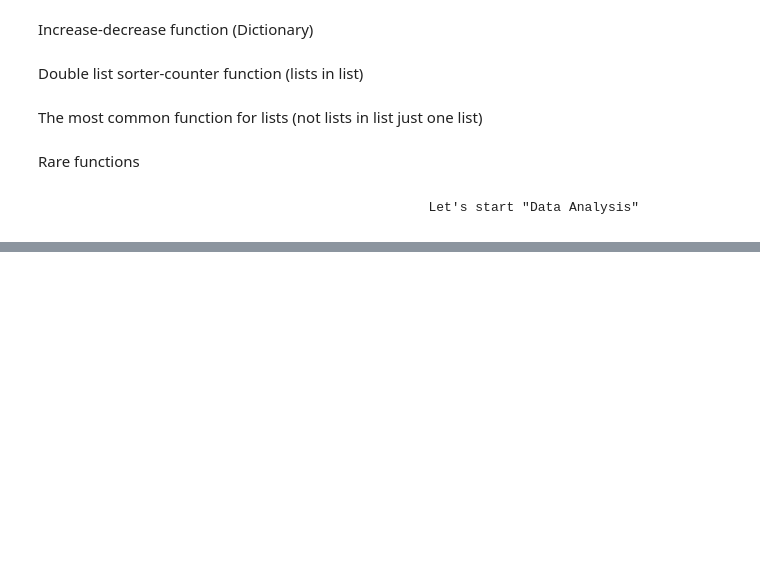
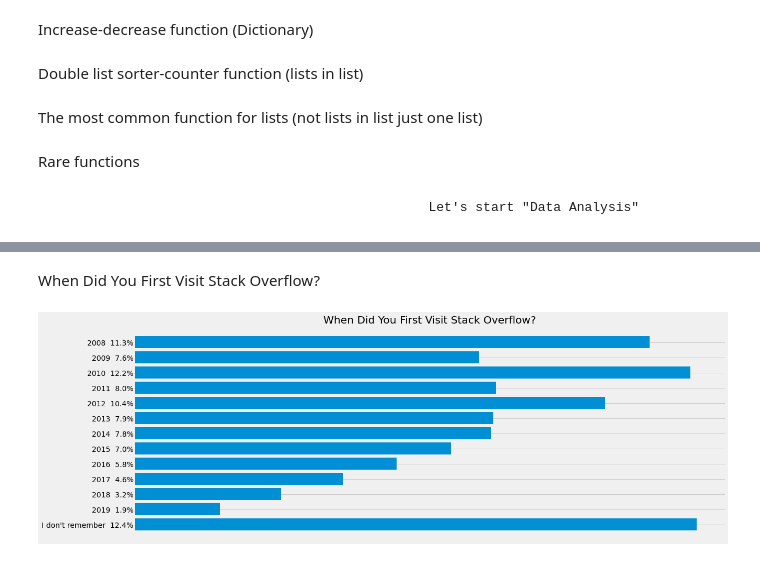
Before and after one commit to anri-Tvalabeishvili/Stackoverflow-Survey-Analysis, a Jupyter notebook: Community_Analyzed_Data.ipynb, the cells around one changed output, grey strips where cells are left out. Drawn from its saved outputs; the diff is of its cells as text; code cells hidden in the pictures; blank space fills up the shorter version.

```diff
--- a/Community_Analyzed_Data.ipynb
+++ b/Community_Analyzed_Data.ipynb
@@ -440,0 +480,25 @@ def after_stacking(full_info):
+# %% [markdown]
+When Did You First Visit Stack Overflow?
+# %%
+SOVisit1st = data['SOVisit1st']
+SOVisit1st.dropna(inplace=True)
+
+SOVisit1st_Counted = Counter(SOVisit1st)
+
+
+key_Phrases =  ["I don't remember"]
+Quantity = []
+
+
+for i in range(2019,2007,-1):
+    key_Phrases.append(str(i))
+
+
+
+for i in key_Phrases:
+    Quantity.append(SOVisit1st_Counted[i])
+
+
+Build_Barh_sizes( key_Phrases , Quantity, SOVisit1st ,"fivethirtyeight", False , (18,7), "When Did You First Visit Stack Overflow?")   # Building a schedule
+# %% [output]
+[figure, added]
```
Also changed, not shown: parts of 26 cells of this notebook.
